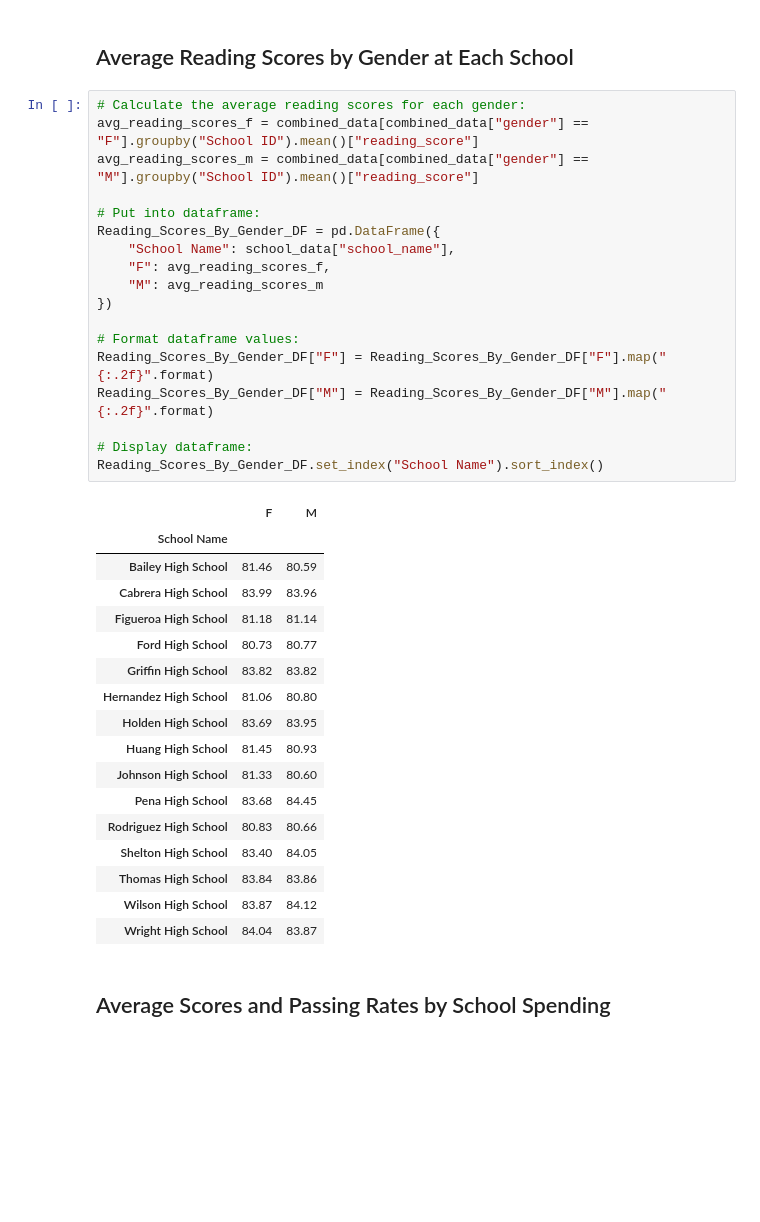
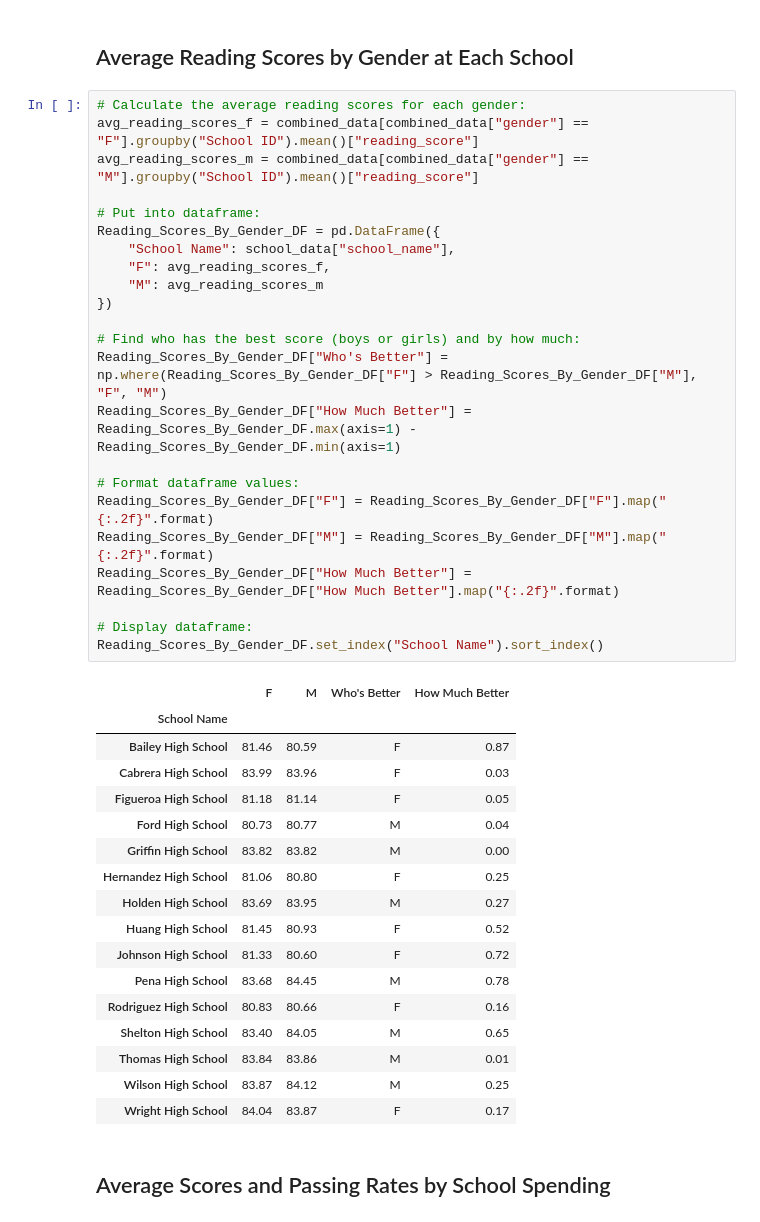
Before and after one commit to rickmora98/Python-Pandas-2, a Jupyter notebook: PyCitySchools/PyCitySchools.ipynb, the cells around one changed output. Cells and saved outputs as stored; diff of their text form; blank space fills up the shorter version.

```diff
--- a/PyCitySchools/PyCitySchools.ipynb
+++ b/PyCitySchools/PyCitySchools.ipynb
@@ -322,39 +401,44 @@ Math_Scores_By_Gender_DF.set_index("School Name").sort_index()
 # %%
 # Calculate the average reading scores for each gender:
 avg_reading_scores_f = combined_data[combined_data["gender"] == "F"].groupby("School ID").mean()["reading_score"]
 avg_reading_scores_m = combined_data[combined_data["gender"] == "M"].groupby("School ID").mean()["reading_score"]
 
 # Put into dataframe:
 Reading_Scores_By_Gender_DF = pd.DataFrame({
     "School Name": school_data["school_name"],
     "F": avg_reading_scores_f,
     "M": avg_reading_scores_m
 })
 
+# Find who has the best score (boys or girls) and by how much:
+Reading_Scores_By_Gender_DF["Who's Better"] = np.where(Reading_Scores_By_Gender_DF["F"] > Reading_Scores_By_Gender_DF["M"], "F", "M")
+Reading_Scores_By_Gender_DF["How Much Better"] = Reading_Scores_By_Gender_DF.max(axis=1) - Reading_Scores_By_Gender_DF.min(axis=1)
+
 # Format dataframe values:
 Reading_Scores_By_Gender_DF["F"] = Reading_Scores_By_Gender_DF["F"].map("{:.2f}".format)
 Reading_Scores_By_Gender_DF["M"] = Reading_Scores_By_Gender_DF["M"].map("{:.2f}".format)
+Reading_Scores_By_Gender_DF["How Much Better"] = Reading_Scores_By_Gender_DF["How Much Better"].map("{:.2f}".format)
 
 # Display dataframe:
 Reading_Scores_By_Gender_DF.set_index("School Name").sort_index()
 # %% [output]
-|  | F | M |
-| School Name |  |  |
-| Bailey High School | 81.46 | 80.59 |
-| Cabrera High School | 83.99 | 83.96 |
-| Figueroa High School | 81.18 | 81.14 |
-| Ford High School | 80.73 | 80.77 |
-| Griffin High School | 83.82 | 83.82 |
-| Hernandez High School | 81.06 | 80.80 |
-| Holden High School | 83.69 | 83.95 |
-| Huang High School | 81.45 | 80.93 |
-| Johnson High School | 81.33 | 80.60 |
-| Pena High School | 83.68 | 84.45 |
-| Rodriguez High School | 80.83 | 80.66 |
-| Shelton High School | 83.40 | 84.05 |
-| Thomas High School | 83.84 | 83.86 |
-| Wilson High School | 83.87 | 84.12 |
-| Wright High School | 84.04 | 83.87 |
+|  | F | M | Who's Better | How Much Better |
+| School Name |  |  |  |  |
+| Bailey High School | 81.46 | 80.59 | F | 0.87 |
+| Cabrera High School | 83.99 | 83.96 | F | 0.03 |
+| Figueroa High School | 81.18 | 81.14 | F | 0.05 |
+| Ford High School | 80.73 | 80.77 | M | 0.04 |
+| Griffin High School | 83.82 | 83.82 | M | 0.00 |
+| Hernandez High School | 81.06 | 80.80 | F | 0.25 |
+| Holden High School | 83.69 | 83.95 | M | 0.27 |
+| Huang High School | 81.45 | 80.93 | F | 0.52 |
+| Johnson High School | 81.33 | 80.60 | F | 0.72 |
+| Pena High School | 83.68 | 84.45 | M | 0.78 |
+| Rodriguez High School | 80.83 | 80.66 | F | 0.16 |
+| Shelton High School | 83.40 | 84.05 | M | 0.65 |
+| Thomas High School | 83.84 | 83.86 | M | 0.01 |
+| Wilson High School | 83.87 | 84.12 | M | 0.25 |
+| Wright High School | 84.04 | 83.87 | F | 0.17 |
 # %% [markdown]
 ## Average Scores and Passing Rates by School Spending
 # %%
```
Also changed, not shown: parts of 7 cells of this notebook, 1 other file.
